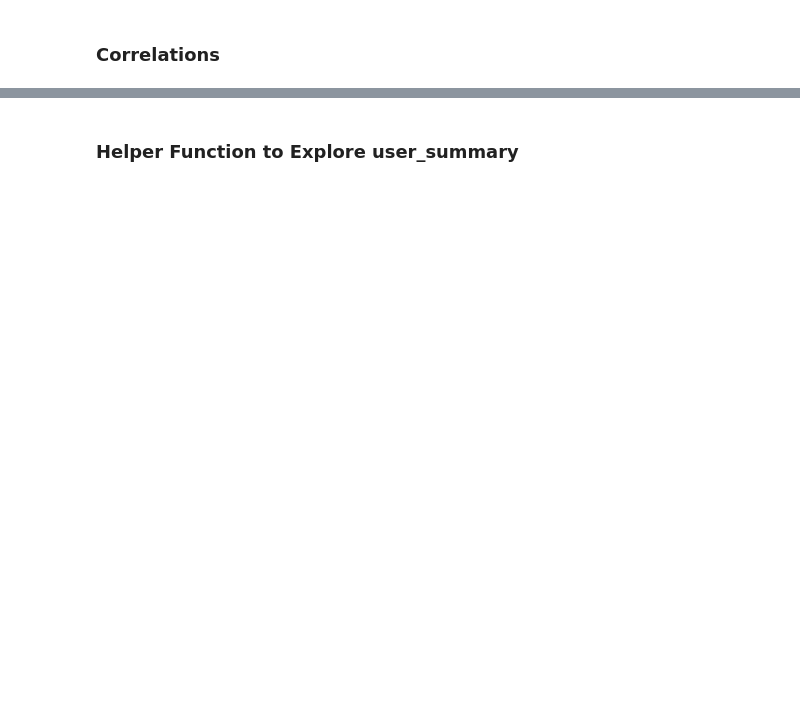
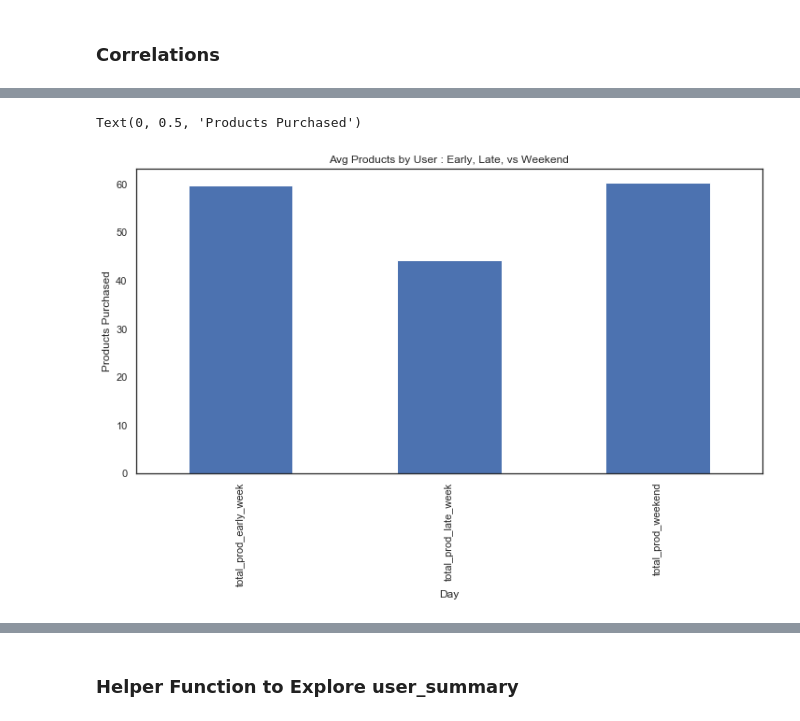
Before and after one commit to Josefa-Sullivan/Instacart, a Jupyter notebook: Jordan/EDA_Jordan.ipynb, the cells around one changed output, grey strips where cells are left out. Saved outputs shown, nothing was run; the diff lists cells and outputs as text; code cells hidden in the pictures; blank space fills up the shorter version.

```diff
--- a/Jordan/EDA_Jordan.ipynb
+++ b/Jordan/EDA_Jordan.ipynb
@@ -301,0 +431,9 @@ sns.heatmap(corr, mask=mask, cmap=cmap, vmax=.3, center=0,
+# %%
+plt.figure(figsize=(12,6))
+total_products_dow.drop(['user_id'], axis=1)[['total_prod_early_week','total_prod_late_week','total_prod_weekend']].mean().plot.bar()
+plt.title('Avg Products by User: Early, Late, vs Weekend')
+plt.xlabel('Day')
+plt.ylabel('Products Purchased')
+# %% [output]
+Text(0, 0.5, 'Products Purchased')
+[figure, added]
```
Also changed, not shown: parts of 45 cells of this notebook, 1 other file.
